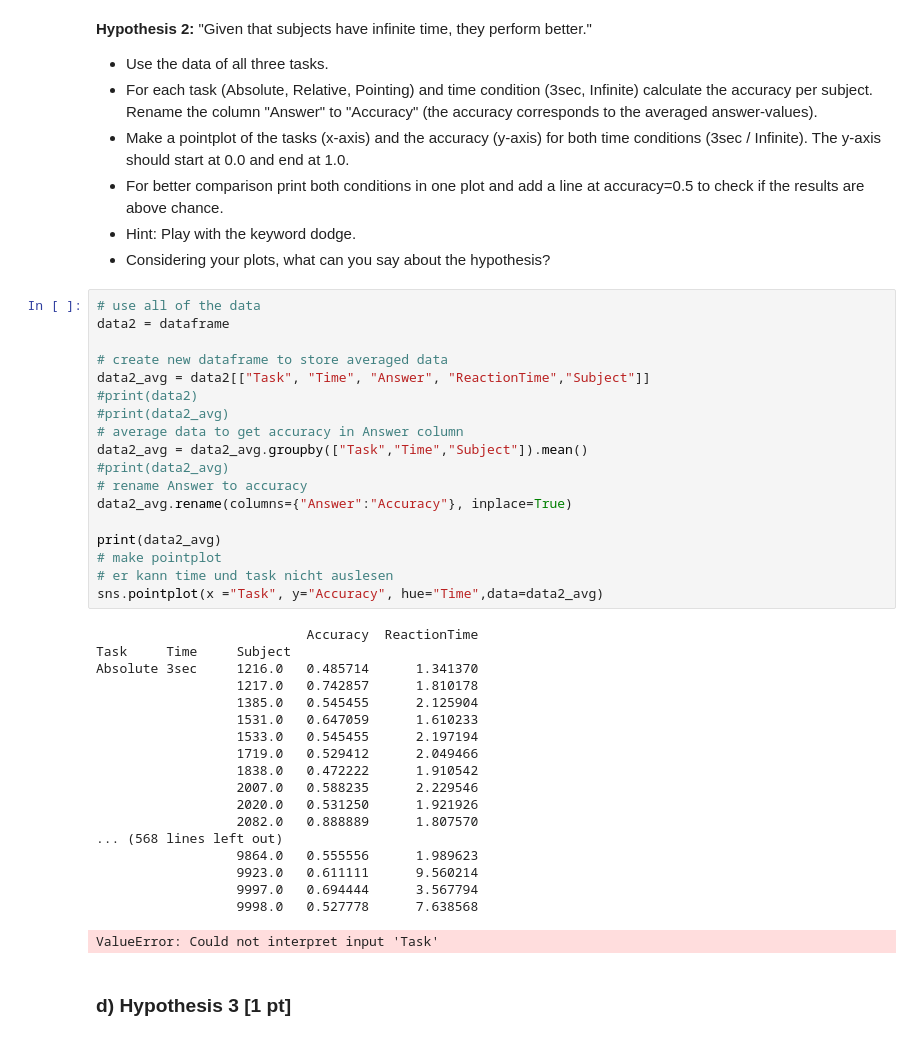
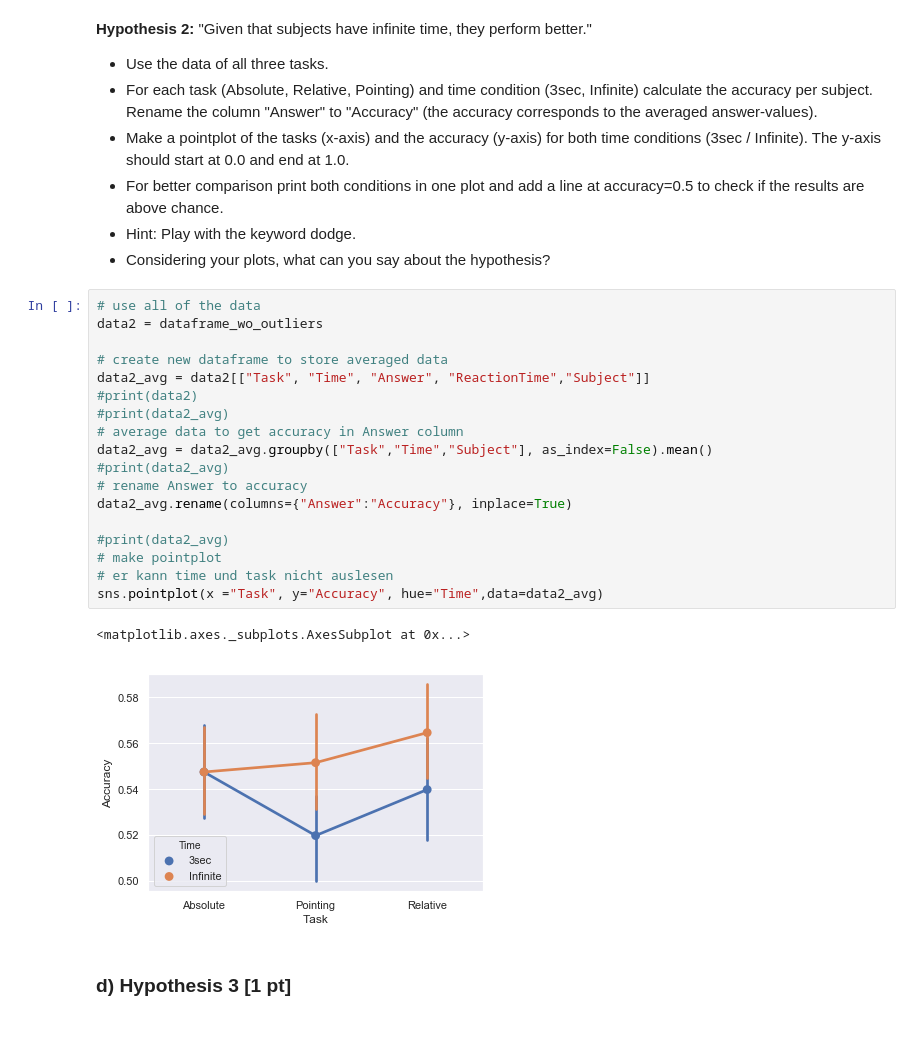
Before and after one commit to NBP-ACC/week-5-acc_9, a Jupyter notebook: sheet03.ipynb, the cells around one changed output. Drawn from its saved outputs; the diff is of its cells as text.

```diff
--- a/sheet03.ipynb
+++ b/sheet03.ipynb
@@ -353,41 +319,25 @@ This speaks for the validity of the Hypothesis 1.
 - Considering your plots, what can you say about the hypothesis?
 # %%
 # use all of the data
-data2 = dataframe
+data2 = dataframe_wo_outliers
 
 # create new dataframe to store averaged data
 data2_avg = data2[["Task", "Time", "Answer", "ReactionTime","Subject"]]
 #print(data2)
 #print(data2_avg)
 # average data to get accuracy in Answer column
-data2_avg = data2_avg.groupby(["Task","Time","Subject"]).mean()
+data2_avg = data2_avg.groupby(["Task","Time","Subject"], as_index=False).mean()
 #print(data2_avg)
 # rename Answer to accuracy
 data2_avg.rename(columns={"Answer":"Accuracy"}, inplace=True)
 
-print(data2_avg)
+#print(data2_avg)
 # make pointplot
 # er kann time und task nicht auslesen
 sns.pointplot(x ="Task", y="Accuracy", hue="Time",data=data2_avg)
 # %% [output]
-                           Accuracy  ReactionTime
-Task     Time     Subject
-Absolute 3sec     1216.0   0.485714      1.341370
-                  1217.0   0.742857      1.810178
-                  1385.0   0.545455      2.125904
-                  1531.0   0.647059      1.610233
-                  1533.0   0.545455      2.197194
-                  1719.0   0.529412      2.049466
-                  1838.0   0.472222      1.910542
-                  2007.0   0.588235      2.229546
-                  2020.0   0.531250      1.921926
-                  2082.0   0.888889      1.807570
-... (568 lines left out)
-                  9864.0   0.555556      1.989623
-                  9923.0   0.611111      9.560214
-                  9997.0   0.694444      3.567794
-                  9998.0   0.527778      7.638568
+<matplotlib.axes._subplots.AxesSubplot at 0x...>
-ValueError: Could not interpret input 'Task'
+[figure, added]
 # %% [markdown]
 ### d) Hypothesis 3 [1 pt]
 # %% [markdown]
```
Also changed, not shown: parts of 8 cells of this notebook.
